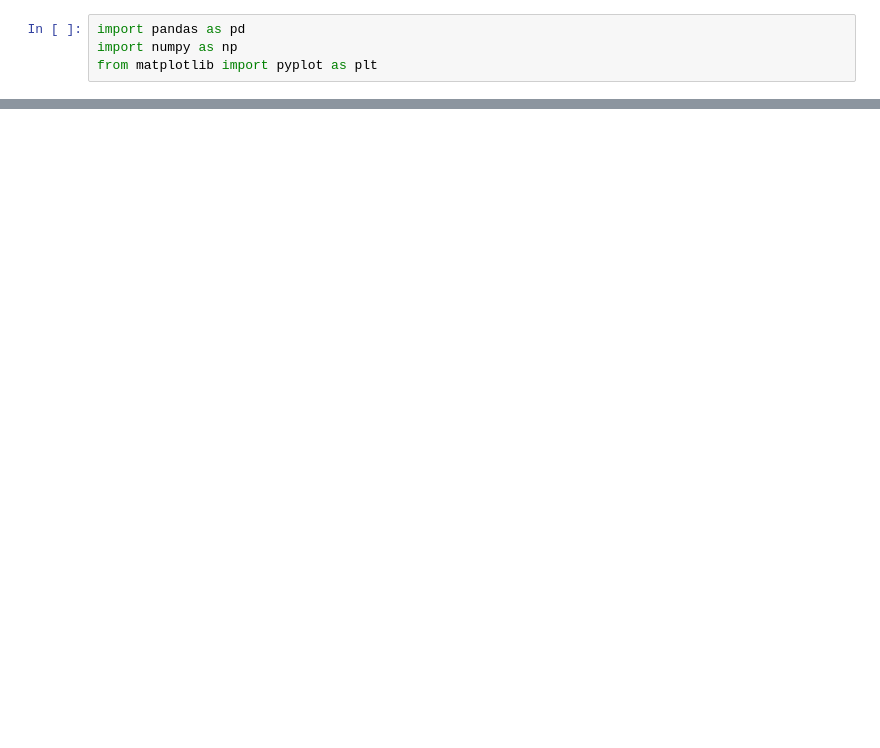
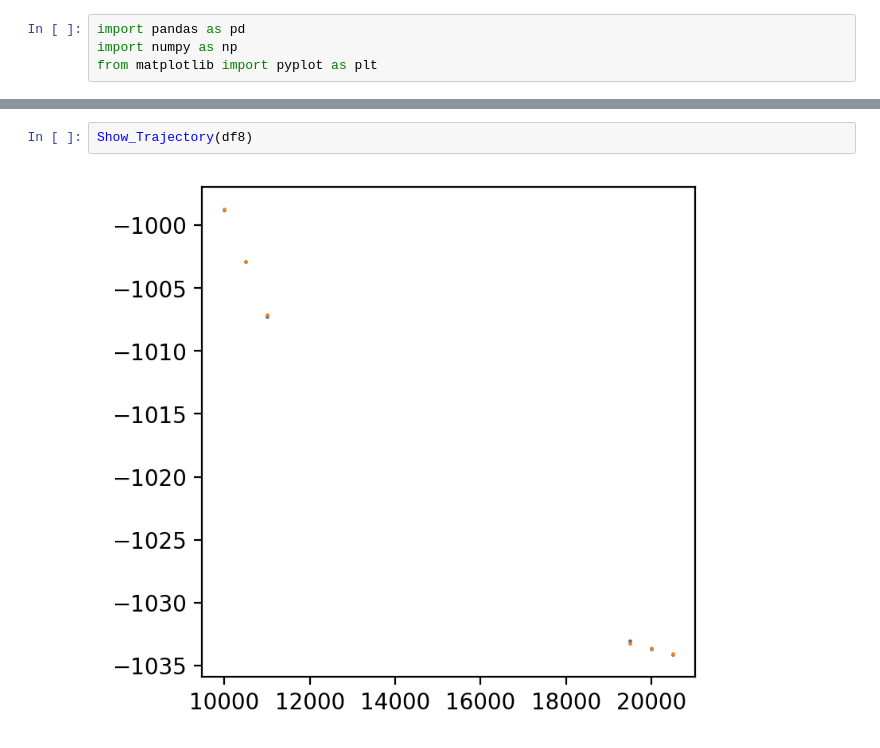
Before and after one commit to ldk111/FASER-2-MPhys-Project, a Jupyter notebook: Analysis/analysis.ipynb, the cells around one changed output, grey strips where cells are left out. Saved outputs shown, nothing was run; the diff lists cells and outputs as text; blank space fills up the shorter version.

```diff
--- a/Analysis/analysis.ipynb
+++ b/Analysis/analysis.ipynb
@@ -163,0 +363,4 @@ plt.show()
+# %%
+Show_Trajectory(df8)
+# %% [output]
+[figure, added]
```
Also changed, not shown: parts of 19 cells of this notebook.
